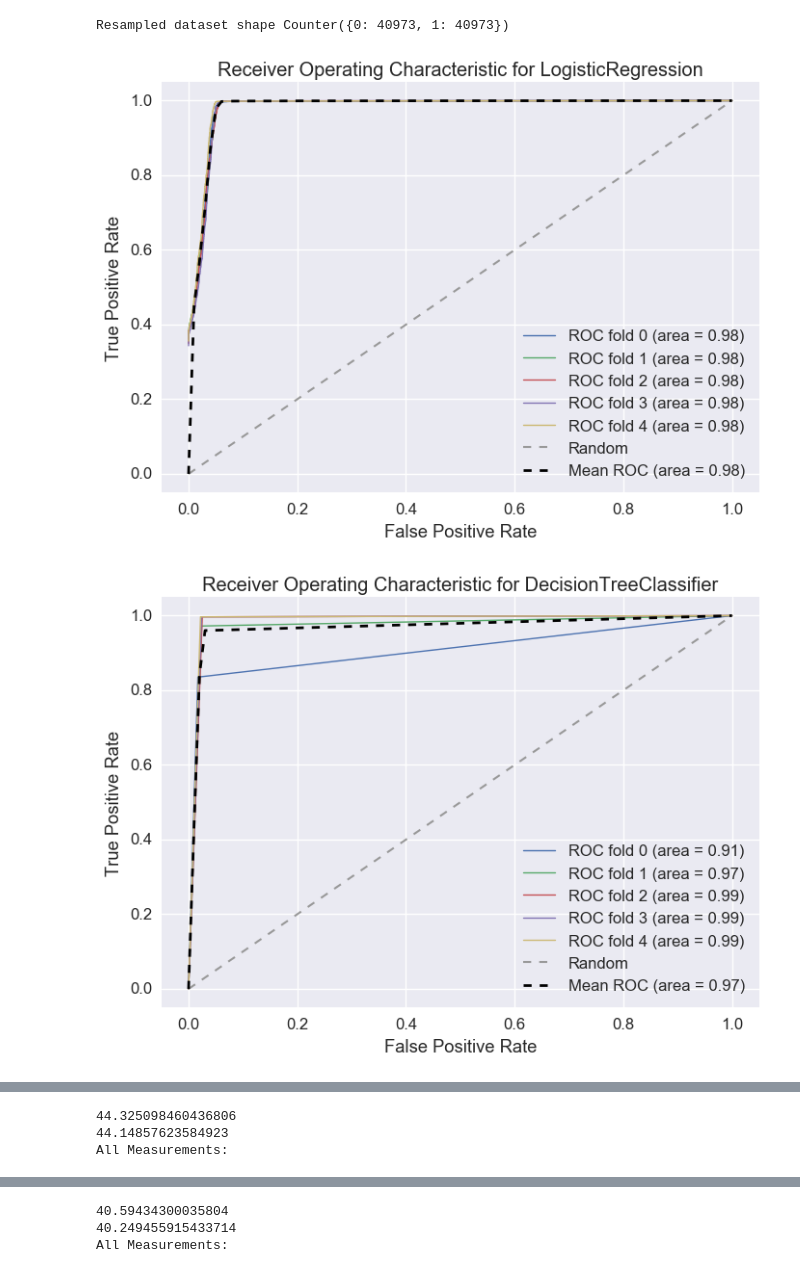
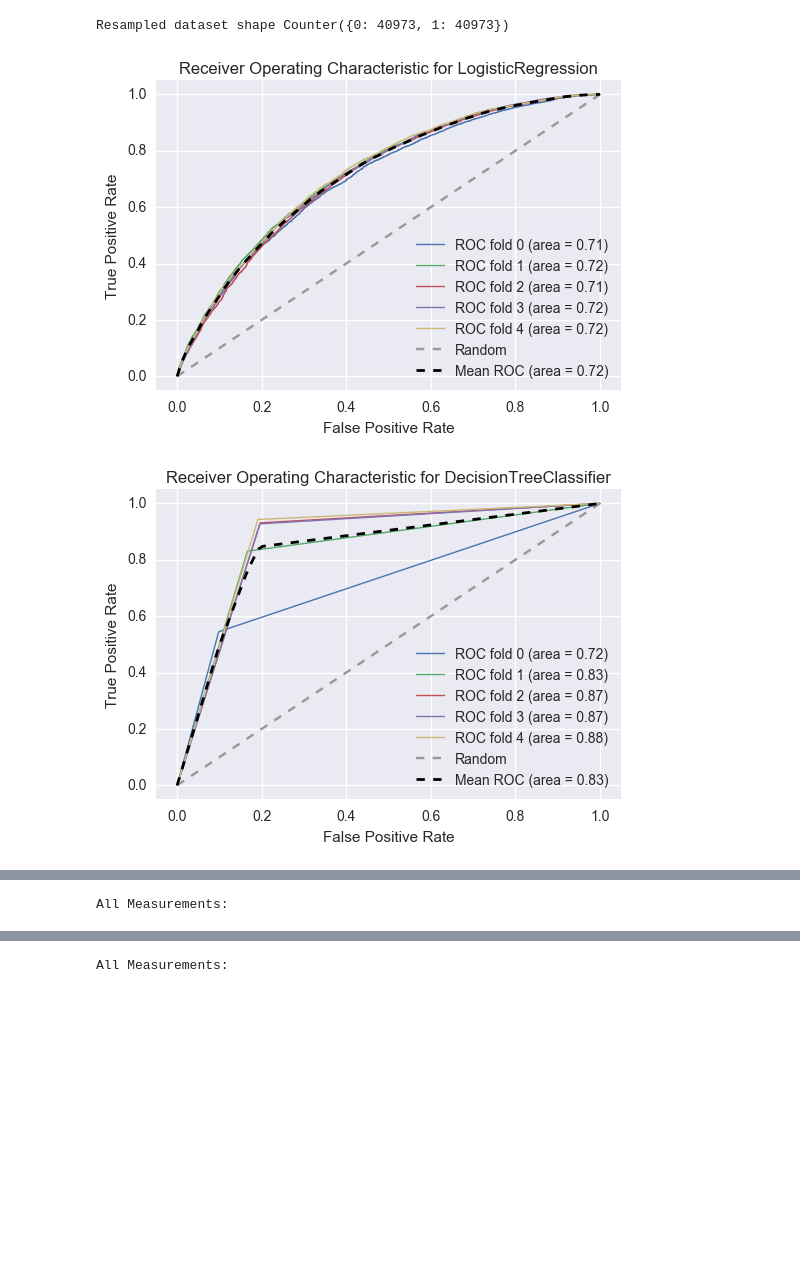
Before and after one commit to Vaultica/MLND-Capstone, a Jupyter notebook: Lending Club Capstone Project Notebook.ipynb, the cells around one changed output, grey strips where cells are left out. Cells and saved outputs as stored; diff of their text form; code cells hidden in the pictures; blank space fills up the shorter version.

```diff
--- a/Lending Club Capstone Project Notebook.ipynb
+++ b/Lending Club Capstone Project Notebook.ipynb
@@ -436,10 +473,10 @@ def run_preproc(df):
     print ("processing zip_code")
     proc_zip_code()
 
-    print ("dropping cols")
+    print ("dropping cols leaking data")
     df.drop(['out_prncp','out_prncp_inv','total_pymnt',
-             'total_pymnt_inv', 'total_rec_prncp'], 1 , inplace=True)
-    df.drop(['last_pymnt_amnt'], 1, inplace=True)
+             'total_pymnt_inv', 'total_rec_prncp', 'total_rec_late_fee', 'total_rec_int'], 1 , inplace=True)
+    df.drop(['last_pymnt_amnt', 'zip_code'], 1, inplace=True)
     # drop columns highly correlated
     df.drop(['funded_amnt', 'funded_amnt_inv'], 1, inplace=True)
     # Drop surrogate identifiers
@@ -545,3 +579,0 @@ categoricals.head()
-# %%
-filtered_loans.drop(['zip_code'], inplace=True, axis=1)
-filtered_loans.columns
@@ -701,8 +720,7 @@ filtered_loans.shape
 # %%
 numerical_cols = ['loan_amnt', 'annual_inc', 'dti', 'int_rate', 'emp_length', \
                   'delinq_2yrs', 'installment', 'revol_bal', 'revol_util', \
-                  'total_rec_int', 'recoveries', 'acc_now_delinq', \
-                  'total_rec_late_fee', 'collection_recovery_fee']
+                  'recoveries', 'acc_now_delinq', 'collection_recovery_fee']
 numericals = filtered_loans.select_dtypes(include=[np.number])
 numericals.columns
 # %% [output]
@@ -741,6 +759,7 @@ See the caveats in the documentation: http://pandas.pydata.org/pandas-docs/stabl
   self.obj[item] = s
 # %%
 pd.options.display.max_columns = 127
+pd.options.display.max_rows = 50
 
-display(features_raw.head(3))
+print(features_raw.head())
 # %% [output]
@@ -1052,20 +1075,20 @@ Resampled dataset shape Counter({0: 40973, 1: 40973})
 # %%
 LR = LogisticRegression(C=0.01)
 DT = DecisionTreeClassifier(random_state=1)
 RFC = RandomForestClassifier(n_estimators=100, bootstrap=True)
 
 plot_ROC_curve(LR, X_res, y_res)
 plot_ROC_curve(DT, X_res, y_res)
 plot_ROC_curve(RFC, X_res, y_res)
 
-metrics, elapsed = run_classifier(clf=LR, X=X_res, y=y_res.astype(int), random=1)
+metrics, elapsed, preds = run_classifier(clf=LR, X=X_res, y=y_res.astype(int), random=1)
 display(metrics)
 
-metrics, elapsed = run_classifier(clf=DT, X=X_res, y=y_res.astype(int), random=1)
+metrics, elapsed, preds = run_classifier(clf=DT, X=X_res, y=y_res.astype(int), random=1)
 display(metrics)
 
-metrics, elapsed = run_classifier(clf=RFC, X=X_res, y=y_res.astype(int), random=1)
+metrics, elapsed, preds = run_classifier(clf=RFC, X=X_res, y=y_res.astype(int), random=1)
 display(metrics)
 # %% [output]
-[figure, old version]
+[figure, new version]
-[figure, old version]
+[figure, new version]
@@ -1073,3 +1096 @@ display(metrics)
-44.325098460436806
-44.14857623584923
 All Measurements:
@@ -1078,3 +1099 @@ All Measurements:
-40.59434300035804
-40.249455915433714
 All Measurements:
```
Also changed, not shown: parts of 26 cells of this notebook.
